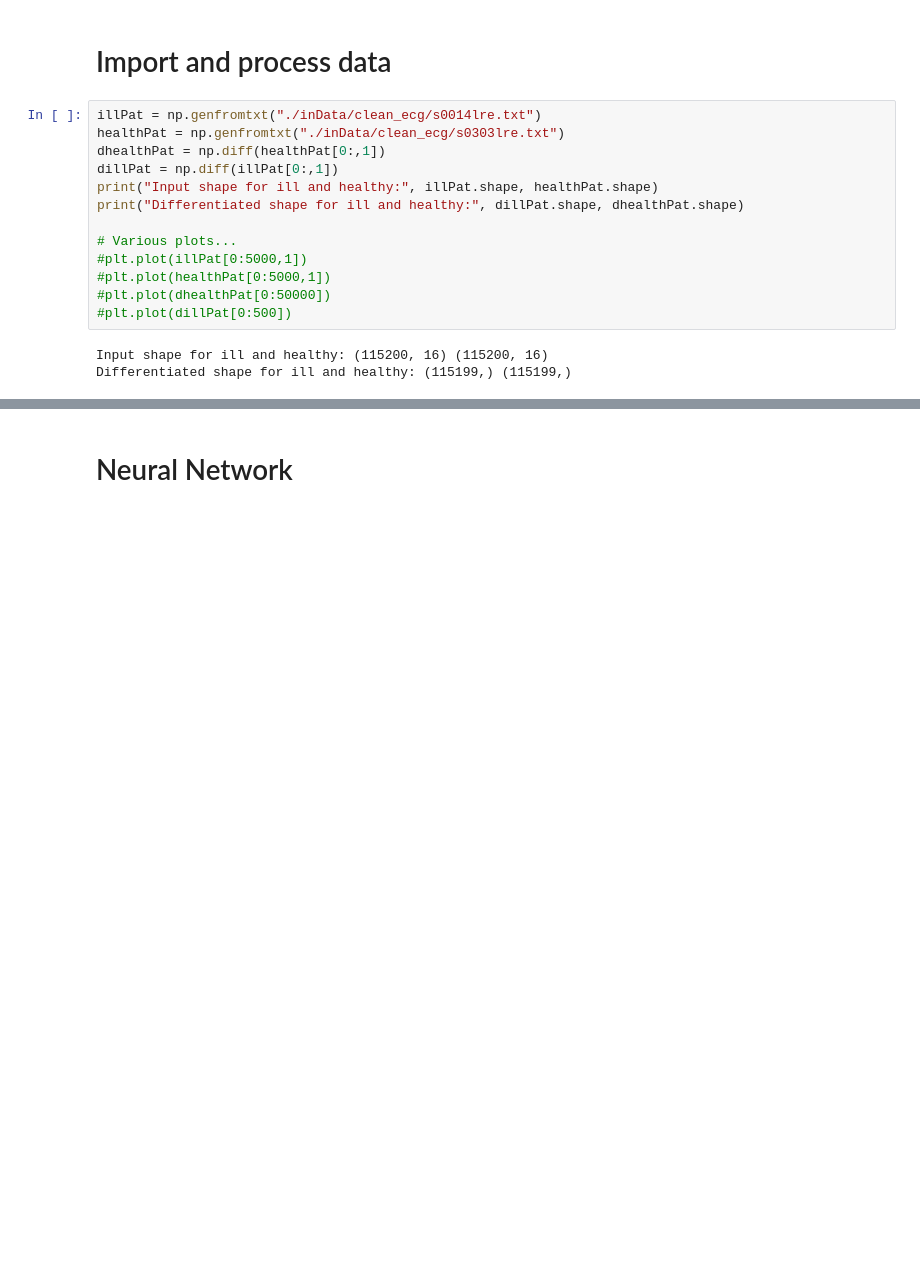
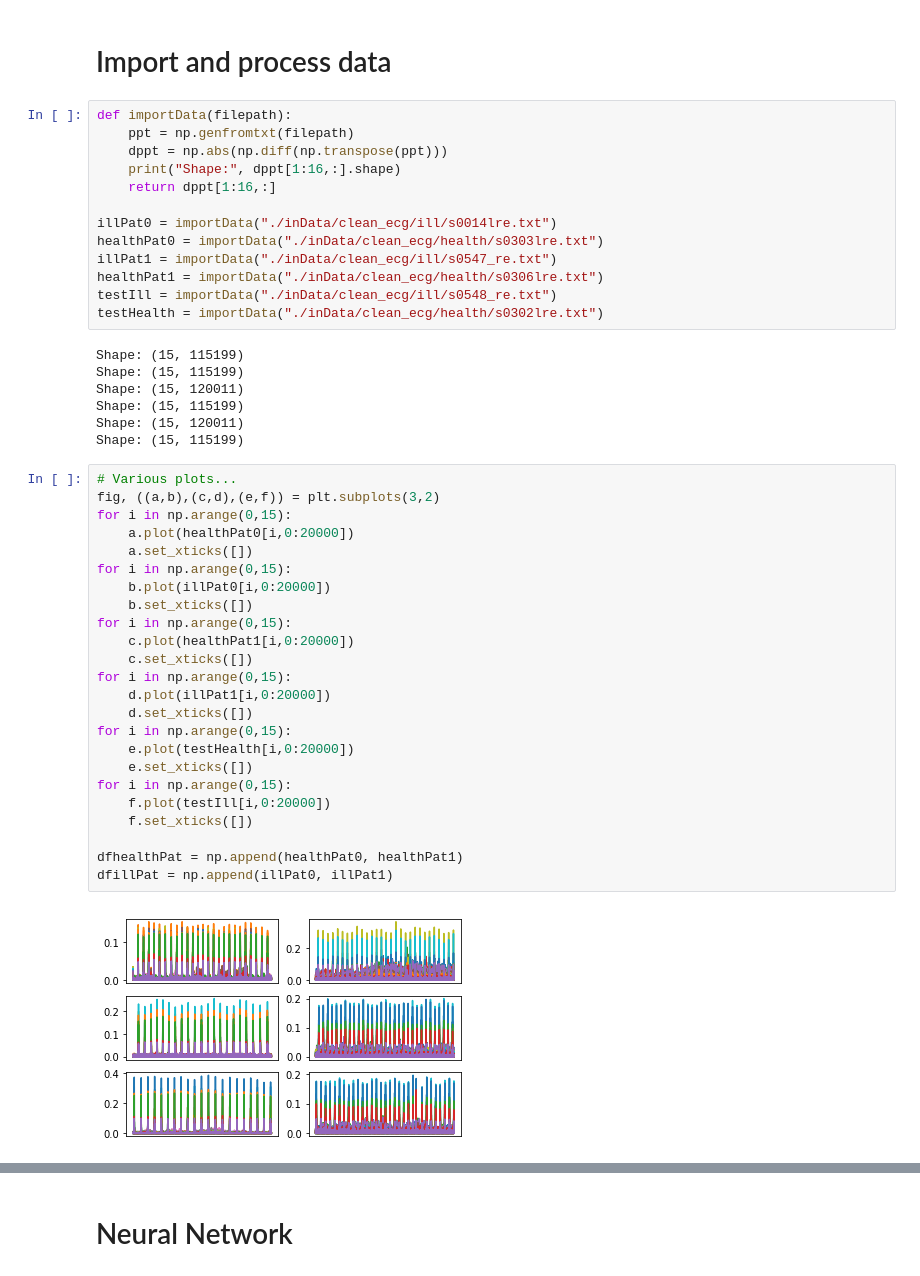
Before and after one commit to Smith42/neuralnet-mcg, a Jupyter notebook: prototypeThree-cleanECG.ipynb, the cells around one changed output, grey strips where cells are left out. Saved outputs shown, nothing was run; the diff lists cells and outputs as text; blank space fills up the shorter version.

```diff
--- a/prototypeThree-cleanECG.ipynb
+++ b/prototypeThree-cleanECG.ipynb
@@ -11,20 +13,50 @@ import sklearn
 %matplotlib inline
 # %% [markdown]
 # Import and process data
-# %%
-illPat = np.genfromtxt("./inData/clean_ecg/s0014lre.txt")
-healthPat = np.genfromtxt("./inData/clean_ecg/s0303lre.txt")
-dhealthPat = np.diff(healthPat[0:,1])
-dillPat = np.diff(illPat[0:,1])
-print("Input shape for ill and healthy:", illPat.shape, healthPat.shape)
-print("Differentiated shape for ill and healthy:", dillPat.shape, dhealthPat.shape)
-
-# Various plots...
-#plt.plot(illPat[0:5000,1])
-#plt.plot(healthPat[0:5000,1])
-#plt.plot(dhealthPat[0:50000])
-#plt.plot(dillPat[0:500])
-# %% [output]
-Input shape for ill and healthy: (115200, 16) (115200, 16)
-Differentiated shape for ill and healthy: (115199,) (115199,)
+# %%
+def importData(filepath):
+    ppt = np.genfromtxt(filepath)
+    dppt = np.abs(np.diff(np.transpose(ppt)))
+    print("Shape:", dppt[1:16,:].shape)
+    return dppt[1:16,:]
+
+illPat0 = importData("./inData/clean_ecg/ill/s0014lre.txt")
+healthPat0 = importData("./inData/clean_ecg/health/s0303lre.txt")
+illPat1 = importData("./inData/clean_ecg/ill/s0547_re.txt")
+healthPat1 = importData("./inData/clean_ecg/health/s0306lre.txt")
+testIll = importData("./inData/clean_ecg/ill/s0548_re.txt")
+testHealth = importData("./inData/clean_ecg/health/s0302lre.txt")
+# %% [output]
+Shape: (15, 115199)
+Shape: (15, 115199)
+Shape: (15, 120011)
+Shape: (15, 115199)
+Shape: (15, 120011)
+Shape: (15, 115199)
+# %%
+# Various plots...
+fig, ((a,b),(c,d),(e,f)) = plt.subplots(3,2)
+for i in np.arange(0,15):
+    a.plot(healthPat0[i,0:20000])
+    a.set_xticks([])
+for i in np.arange(0,15):
+    b.plot(illPat0[i,0:20000])
+    b.set_xticks([])
+for i in np.arange(0,15):
+    c.plot(healthPat1[i,0:20000])
+    c.set_xticks([])
+for i in np.arange(0,15):
+    d.plot(illPat1[i,0:20000])
+    d.set_xticks([])
+for i in np.arange(0,15):
+    e.plot(testHealth[i,0:20000])
+    e.set_xticks([])
+for i in np.arange(0,15):
+    f.plot(testIll[i,0:20000])
+    f.set_xticks([])
+
+dfhealthPat = np.append(healthPat0, healthPat1)
+dfillPat = np.append(illPat0, illPat1)
+# %% [output]
+[figure, added]
 # %%
```
Also changed, not shown: parts of 12 cells of this notebook, 33 other files.
